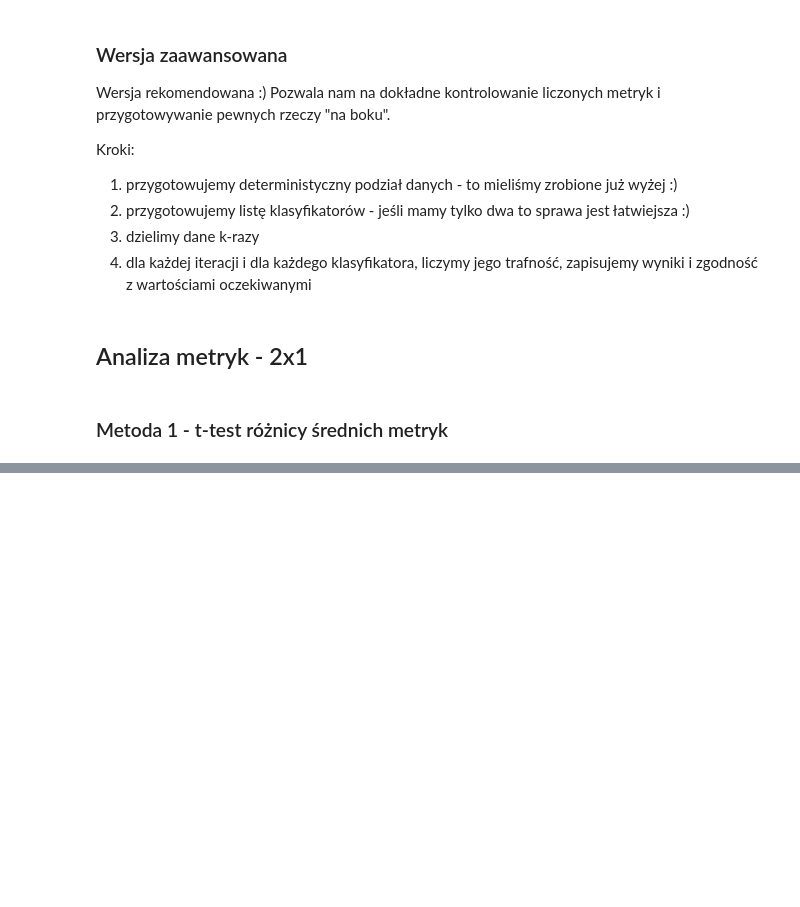
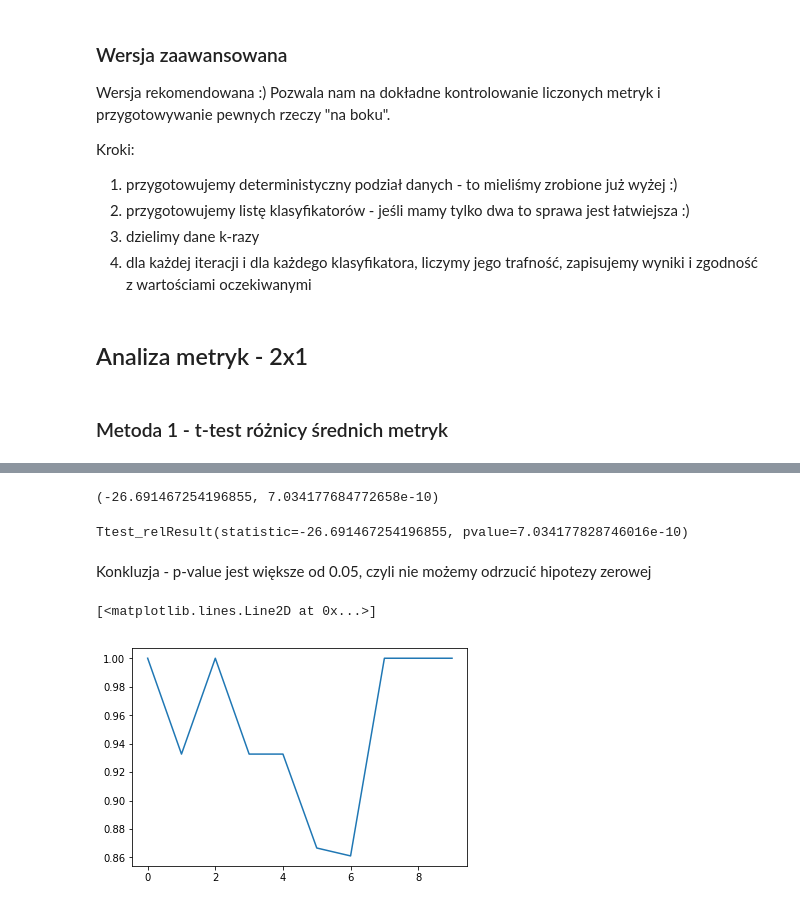
Before and after one commit to maddataanalyst/for_students, a Jupyter notebook: postgraduate_pl/porownywanie/porownywanie_klasyfikatorow.ipynb, the cells around one changed output, grey strips where cells are left out. Cells and saved outputs as stored; diff of their text form; code cells hidden in the pictures; blank space fills up the shorter version.

```diff
--- a/postgraduate_pl/porownywanie/porownywanie_klasyfikatorow.ipynb
+++ b/postgraduate_pl/porownywanie/porownywanie_klasyfikatorow.ipynb
@@ -161,8 +168,8 @@ for train_idx, test_idx in cv.split(X, Y):
 
     # zapisujemy predykcje - to się nam bardzo przyda
     expected.append(y_test)
-    dt_results_manual.append(dt_fold_predict)
-    knn_results_manual.append(knn_fold_predict)
+    dt_predictions_manual.append(dt_fold_predict)
+    knn_predictions_manual.append(knn_fold_predict)
 
     # liczymy i zapisujemy trafności - to też się zaraz przyda
     dt_fold_score = f1_score(y_true=y_test, y_pred=dt_fold_predict, average='weighted')
@@ -170,6 +177,9 @@ for train_idx, test_idx in cv.split(X, Y):
 
     dt_scores_manual.append(dt_fold_score)
     knn_scores_manual.append(knn_fold_score)
+# %%
+dt_scores_manual = np.array(dt_scores_manual)
+knn_scores_manual = np.array(knn_scores_manual)
 # %% [markdown]
 ## Analiza metryk - 2x1
 # %% [markdown]
@@ -176,0 +213,36 @@ for train_idx, test_idx in cv.split(X, Y):
+# %%
+# piszemy to samodzielnie :)
+# Po kolei, tak jak w równaniach.
+# Możemy wybrać albo wyniki automatyczne, albo manualne, bez znaczenia
+alpha = 0.95
+n = len(dt_scores_manual)
+
+μ1 = np.mean(dt_scores_manual)
+μ2 = np.mean(knn_scores_manual)
+
+di = dt_scores_manual - knn_scores_manual
+
+μ = np.mean(di)
+
+t_star_numerator = μ * np.sqrt(n)
+t_star_denominator = np.sqrt(  np.sum( (di - μ)**2 ) / (n-1)  )
+t_star = t_star_numerator / t_star_denominator
+
+# wyliczenie wartości krytycznej dla aktualnej statystyki
+p_val = (1.0 - st.t.cdf(np.abs(t_star), df=n-1)) * 2.0
+
+t_star, p_val
+# %% [output]
+(-26.691467254196855, 7.034177684772658e-10)
+# %%
+# Prościej - za pomocą biblioteki. Wyniki są takie same
+st.ttest_rel(dt_scores_manual, knn_scores_manual)
+# %% [output]
+Ttest_relResult(statistic=-26.691467254196855, pvalue=7.034177828746016e-10)
+# %% [markdown]
+Konkluzja - p-value jest większe od 0.05, czyli nie możemy odrzucić hipotezy zerowej
+# %%
+plt.plot(dt_scores_manual)
+# %% [output]
+[<matplotlib.lines.Line2D at 0x...>]
+[figure, added]
```
Also changed, not shown: parts of 21 cells of this notebook.
